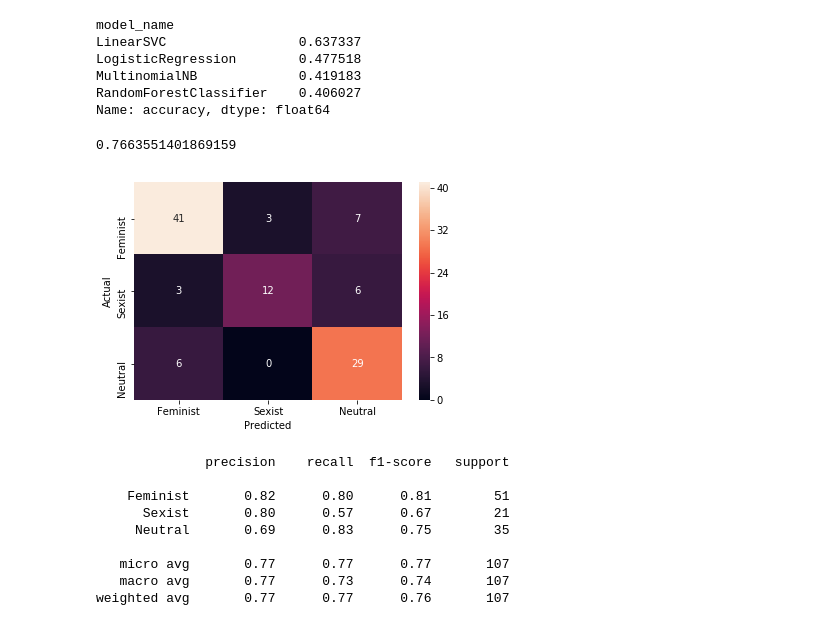
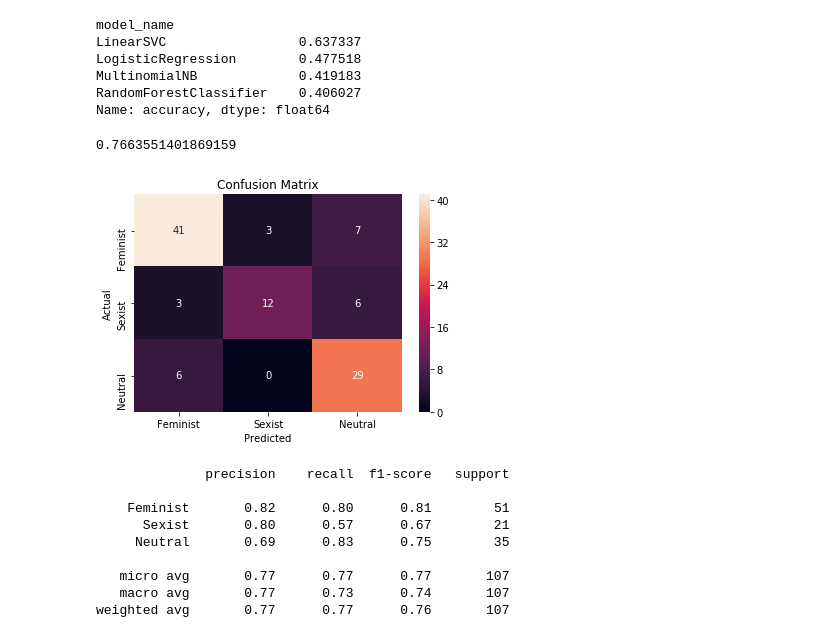
Before and after one commit to axnyang/CS401, a Jupyter notebook: msd_labelling.ipynb, the cells around one changed output. Saved outputs shown, nothing was run; the diff lists cells and outputs as text; code cells hidden in the pictures.

```diff
--- a/msd_labelling.ipynb
+++ b/msd_labelling.ipynb
@@ -175,26 +176,28 @@ Name: accuracy, dtype: float64
 # %%
 model = LinearSVC()
 X_train, X_test, y_train, y_test = train_test_split(features[0:532], labels, test_size=0.2, random_state=42)
 model.fit(X_train, y_train)
 y_pred = model.predict(X_test)
 
 acc = 0
 for i, j in zip(y_test, y_pred):
     if (i == j):
         acc += 1
 
 print(acc/len(y_test))
 
 conf_mat = confusion_matrix(y_test, y_pred)
 #fig, ax = plt.subplot()#figsize=(10,10))
 sns.heatmap(conf_mat, annot=True, fmt='d',
             xticklabels=category_id_df.Category.values, yticklabels=category_id_df.Category.values)
+
+plt.title('Confusion Matrix')
 plt.ylabel('Actual')
 plt.xlabel('Predicted')
 plt.show()
 # %% [output]
 0.7663551401869159
-[figure, old version]
+[figure, new version]
 # %%
 print(metrics.classification_report(y_test, y_pred, target_names=train_lyrics_dataframe['Category'].unique()))
 # %% [output]
```
Also changed, not shown: parts of 6 cells of this notebook.
